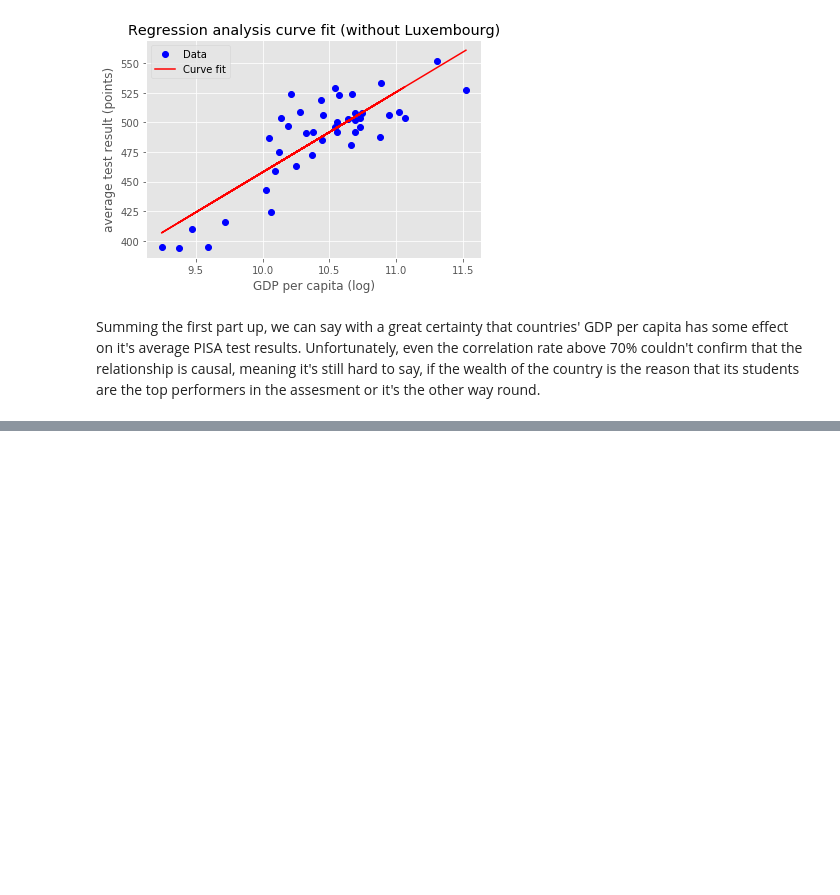
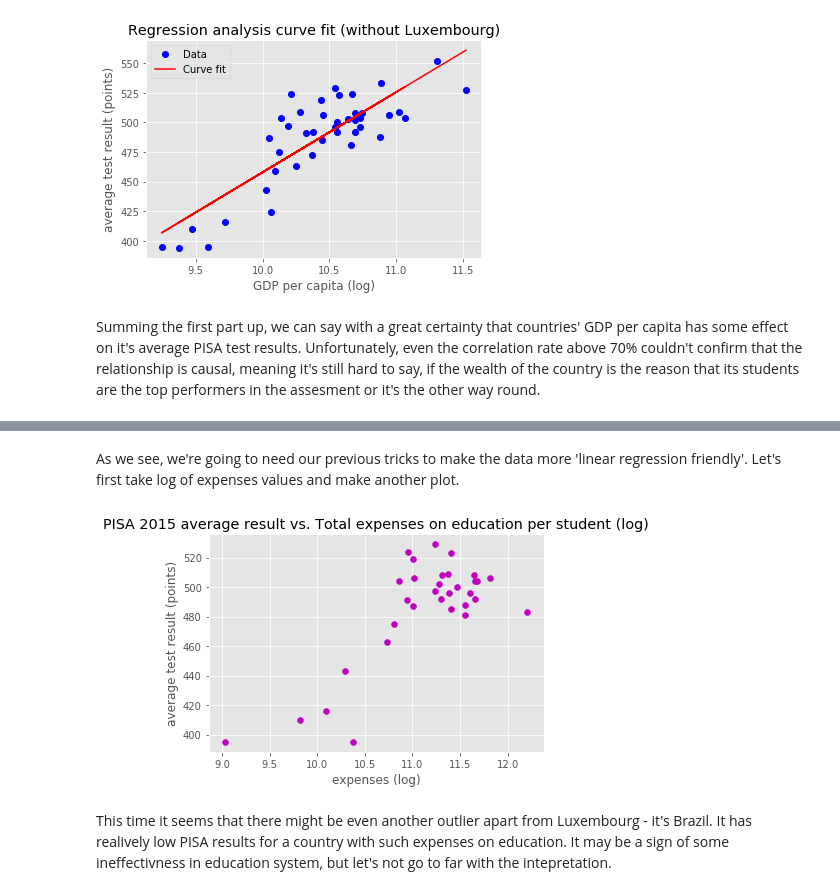
Before and after one commit to mklajnerok/PISA, a Jupyter notebook: notebooks/pisa_project_part1.ipynb, the cells around one changed output, grey strips where cells are left out. Cells and saved outputs as stored; diff of their text form; code cells hidden in the pictures; blank space fills up the shorter version.

```diff
--- a/notebooks/pisa_project_part1.ipynb
+++ b/notebooks/pisa_project_part1.ipynb
@@ -745,0 +571,4 @@ OECD (2017), Science performance (PISA) (indicator). doi: 10.1787/91952204-en (A
+# %%
+#read in file with student count for given countries
+edu_indicators = {'SP.PRE.TOTL.IN':'pre_primary_pop', 'SP.PRM.TOTL.IN':'primary_pop', 'SP.SEC.LTOT.IN':'lower_sec_pop'}
+basic_student_pop = load_from_wbdata(countries_codes, edu_indicators, 2003, 2014)
@@ -745,0 +754,14 @@ OECD (2017), Science performance (PISA) (indicator). doi: 10.1787/91952204-en (A
+# %% [markdown]
+As we see, we're going to need our previous tricks to make the data more 'linear regression friendly'. Let's first take log of expenses values and make another plot.
+# %%
+#take log from expenses
+pisa_ave_expenses_log = take_log(pisa_ave_expenses, ['Total'])
+
+#plot with expenses log
+plot_ave_expenses_log = show_scatterplot(pisa_ave_expenses_log, ['Total_log', 'ave_result'], 'm',
+                                        'PISA 2015 average result vs. Total expenses on education per student (log)',
+                                         'expenses (log)', 'average test result (points)')
+# %% [output]
+[figure, added]
+# %% [markdown]
+This time it seems that there might be even another outlier apart from Luxembourg - it's Brazil. It has realively low PISA results for a country with such expenses on education. It may be a sign of some ineffectivness in education system, but let's not go to far with the intepretation.
```
Also changed, not shown: parts of 53 cells of this notebook, 9 other files.
